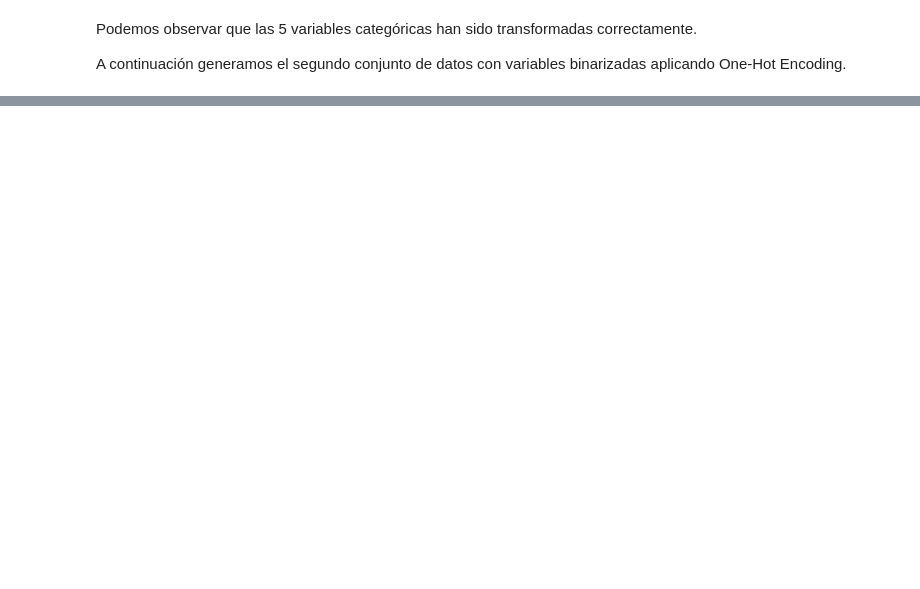
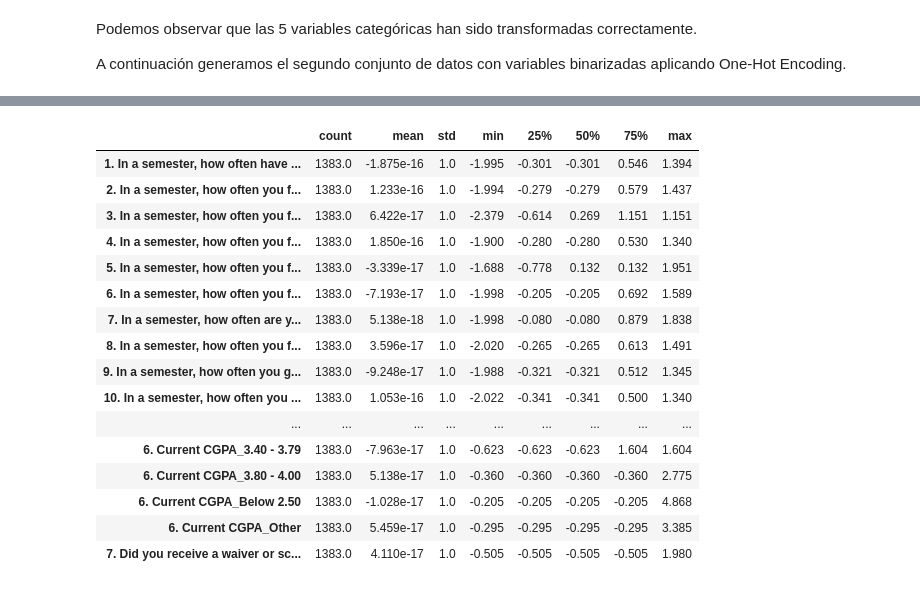
Before and after one commit to martingranados532004/APA-PROBLEMES-INDIVIDUALS, a Jupyter notebook: problema2-ex4.ipynb, the cells around one changed output, grey strips where cells are left out. Saved outputs shown, nothing was run; the diff lists cells and outputs as text; code cells hidden in the pictures; blank space fills up the shorter version.

```diff
--- a/problema2-ex4.ipynb
+++ b/problema2-ex4.ipynb
@@ -196,0 +276,20 @@ plt.show()
+# %%
+X_train_bin_scaled.describe().T
+# %% [output]
+|  | count | mean | std | min | 25% | 50% | 75% | max |
+| 1. In a semester, how often have ... | 1383.0 | -1.875e-16 | 1.0 | -1.995 | -0.301 | -0.301 | 0.546 | 1.394 |
+| 2. In a semester, how often you f... | 1383.0 | 1.233e-16 | 1.0 | -1.994 | -0.279 | -0.279 | 0.579 | 1.437 |
+| 3. In a semester, how often you f... | 1383.0 | 6.422e-17 | 1.0 | -2.379 | -0.614 | 0.269 | 1.151 | 1.151 |
+| 4. In a semester, how often you f... | 1383.0 | 1.850e-16 | 1.0 | -1.900 | -0.280 | -0.280 | 0.530 | 1.340 |
+| 5. In a semester, how often you f... | 1383.0 | -3.339e-17 | 1.0 | -1.688 | -0.778 | 0.132 | 0.132 | 1.951 |
+| 6. In a semester, how often you f... | 1383.0 | -7.193e-17 | 1.0 | -1.998 | -0.205 | -0.205 | 0.692 | 1.589 |
+| 7. In a semester, how often are y... | 1383.0 | 5.138e-18 | 1.0 | -1.998 | -0.080 | -0.080 | 0.879 | 1.838 |
+| 8. In a semester, how often you f... | 1383.0 | 3.596e-17 | 1.0 | -2.020 | -0.265 | -0.265 | 0.613 | 1.491 |
+| 9. In a semester, how often you g... | 1383.0 | -9.248e-17 | 1.0 | -1.988 | -0.321 | -0.321 | 0.512 | 1.345 |
+| 10. In a semester, how often you ... | 1383.0 | 1.053e-16 | 1.0 | -2.022 | -0.341 | -0.341 | 0.500 | 1.340 |
+| ... | ... | ... | ... | ... | ... | ... | ... | ... |
+| 6. Current CGPA_3.40 - 3.79 | 1383.0 | -7.963e-17 | 1.0 | -0.623 | -0.623 | -0.623 | 1.604 | 1.604 |
+| 6. Current CGPA_3.80 - 4.00 | 1383.0 | 5.138e-17 | 1.0 | -0.360 | -0.360 | -0.360 | -0.360 | 2.775 |
+| 6. Current CGPA_Below 2.50 | 1383.0 | -1.028e-17 | 1.0 | -0.205 | -0.205 | -0.205 | -0.205 | 4.868 |
+| 6. Current CGPA_Other | 1383.0 | 5.459e-17 | 1.0 | -0.295 | -0.295 | -0.295 | -0.295 | 3.385 |
+| 7. Did you receive a waiver or sc... | 1383.0 | 4.110e-17 | 1.0 | -0.505 | -0.505 | -0.505 | -0.505 | 1.980 |
```
Also changed, not shown: parts of 14 cells of this notebook.
